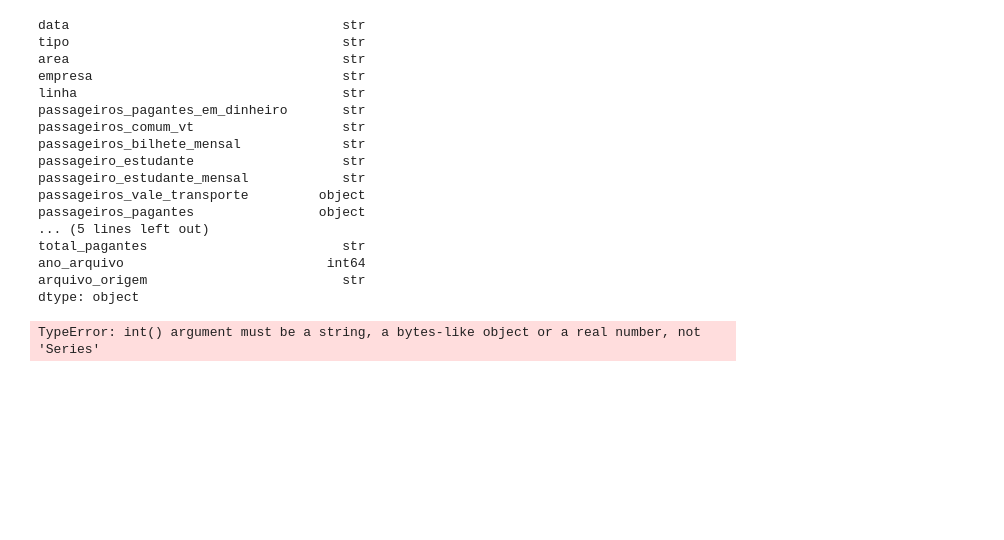
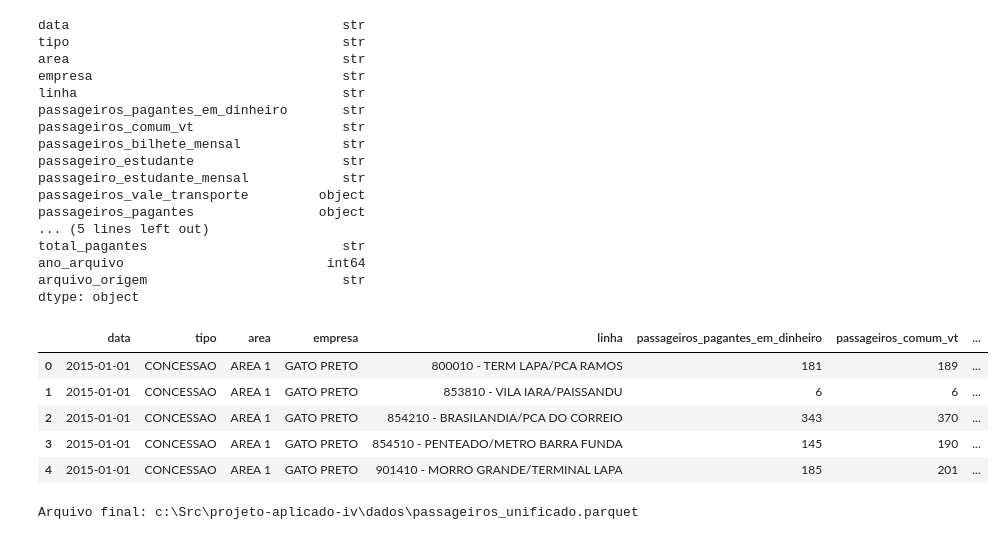
Before and after one commit to YuriRadzi/projeto-aplicado-iv, a Jupyter notebook: notebooks/extrator.ipynb, the cells around one changed output. Drawn from its saved outputs; the diff is of its cells as text; code cells hidden in the pictures; blank space fills up the shorter version.

```diff
--- a/notebooks/extrator.ipynb
+++ b/notebooks/extrator.ipynb
@@ -668,18 +668,38 @@ dtype: object
 # %%
 df_tipos_corrigidos = df_final_unificado.copy()
 # única data que esta no padrão excel e precisa ser convertida para date normal
 df_tipos_corrigidos.loc[df_tipos_corrigidos["data"].astype(str).str.strip() == "42065","data"] = "2015-03-02"
 
 #
 df_tipos_corrigidos["data"] = pd.to_datetime(df_tipos_corrigidos["data"], format="mixed").dt.normalize()
-df_tipos_corrigidos["passageiros_pagantes_em_dinheiro"] = int(df_tipos_corrigidos["passageiros_pagantes_em_dinheiro"])
+df_tipos_corrigidos["passageiros_pagantes_em_dinheiro"] = pd.to_numeric(df_tipos_corrigidos["passageiros_pagantes_em_dinheiro"], errors="coerce").astype("Int64")
+df_tipos_corrigidos["passageiros_comum_vt"] = pd.to_numeric(df_tipos_corrigidos["passageiros_comum_vt"], errors="coerce").astype("Int64")
+df_tipos_corrigidos["passageiros_bilhete_mensal"] = pd.to_numeric(df_tipos_corrigidos["passageiros_bilhete_mensal"], errors="coerce").astype("Int64")
+df_tipos_corrigidos["passageiro_estudante"] = pd.to_numeric(df_tipos_corrigidos["passageiro_estudante"], errors="coerce").astype("Int64")
+df_tipos_corrigidos["passageiro_estudante_mensal"] = pd.to_numeric(df_tipos_corrigidos["passageiro_estudante_mensal"], errors="coerce").astype("Int64")
+df_tipos_corrigidos["passageiros_vt_mensal"] = pd.to_numeric(df_tipos_corrigidos["passageiros_vt_mensal"], errors="coerce").astype("Int64")
+df_tipos_corrigidos["passageiros_integracao_onibus"] = pd.to_numeric(df_tipos_corrigidos["passageiros_integracao_onibus"], errors="coerce").astype("Int64")
+df_tipos_corrigidos["passageiros_gratuidade"] = pd.to_numeric(df_tipos_corrigidos["passageiros_gratuidade"], errors="coerce").astype("Int64")
+df_tipos_corrigidos["total_pagantes"] = pd.to_numeric(df_tipos_corrigidos["total_pagantes"], errors="coerce").astype("Int64")
+
+df_tipos_corrigidos["passageiros_vale_transporte"] = pd.to_numeric(df_tipos_corrigidos["passageiros_vale_transporte"], errors="coerce").astype("Int64")
+df_tipos_corrigidos["passageiros_pagantes"] = pd.to_numeric(df_tipos_corrigidos["passageiros_pagantes"], errors="coerce").astype("Int64")
+df_tipos_corrigidos["passageiros_integracao_metro"] = pd.to_numeric(df_tipos_corrigidos["passageiros_integracao_metro"], errors="coerce").astype("Int64")
+df_tipos_corrigidos["passageiros_metro_mensal"] = pd.to_numeric(df_tipos_corrigidos["passageiros_metro_mensal"], errors="coerce").astype("Int64")
 
 
 df_tipos_corrigidos.head(5)
 # %% [output]
-TypeError: int() argument must be a string, a bytes-like object or a real number, not 'Series'
+|  | data | tipo | area | empresa | linha | passageiros_pagantes_em_dinheiro | passageiros_comum_vt | ... |
+| 0 | 2015-01-01 | CONCESSAO | AREA 1 | GATO PRETO | 800010 - TERM LAPA/PCA RAMOS | 181 | 189 | ... |
+| 1 | 2015-01-01 | CONCESSAO | AREA 1 | GATO PRETO | 853810 - VILA IARA/PAISSANDU | 6 | 6 | ... |
+| 2 | 2015-01-01 | CONCESSAO | AREA 1 | GATO PRETO | 854210 - BRASILANDIA/PCA DO CORREIO | 343 | 370 | ... |
+| 3 | 2015-01-01 | CONCESSAO | AREA 1 | GATO PRETO | 854510 - PENTEADO/METRO BARRA FUNDA | 145 | 190 | ... |
+| 4 | 2015-01-01 | CONCESSAO | AREA 1 | GATO PRETO | 901410 - MORRO GRANDE/TERMINAL LAPA | 185 | 201 | ... |
 # %%
 # Salva em Parquet
 arquivo_parquet = os.path.join(DADOS_DIR, "passageiros_unificado.parquet")
 df_tipos_corrigidos.to_parquet(arquivo_parquet, index=False, engine="pyarrow")
 print(f"Arquivo final: {os.path.abspath(arquivo_parquet)}")
+# %% [output]
+Arquivo final: c:\Src\projeto-aplicado-iv\dados\passageiros_unificado.parquet
```
Also changed, not shown: 3 other files.
